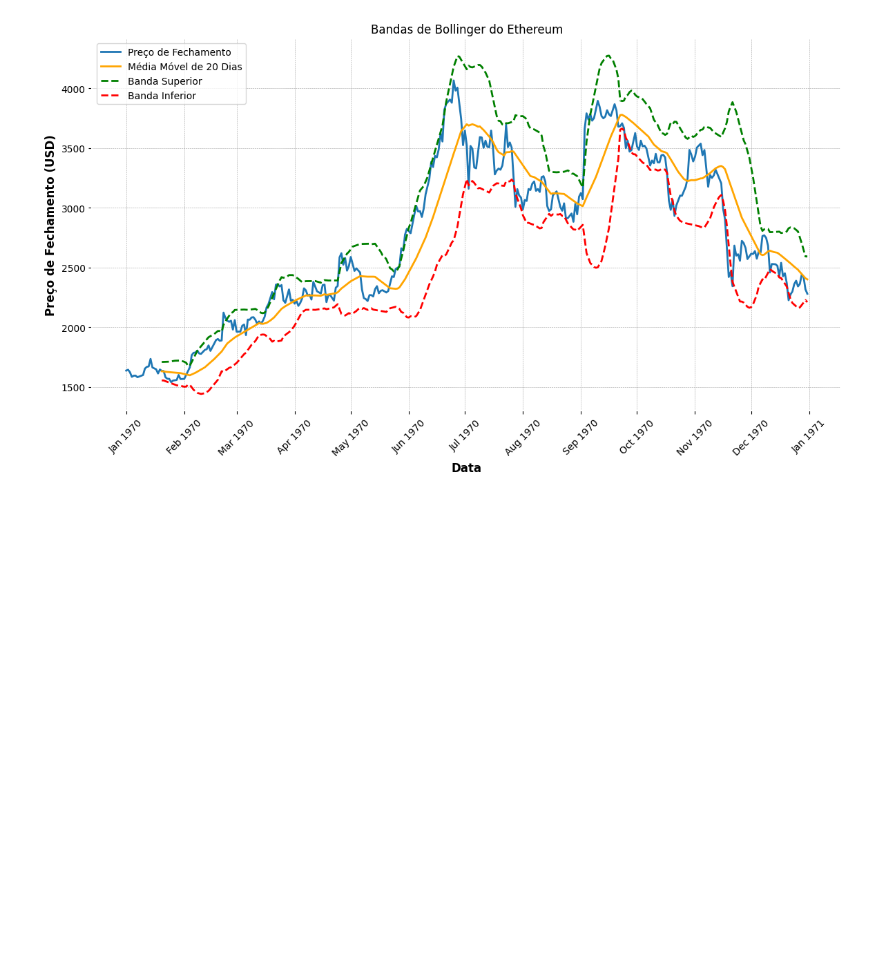
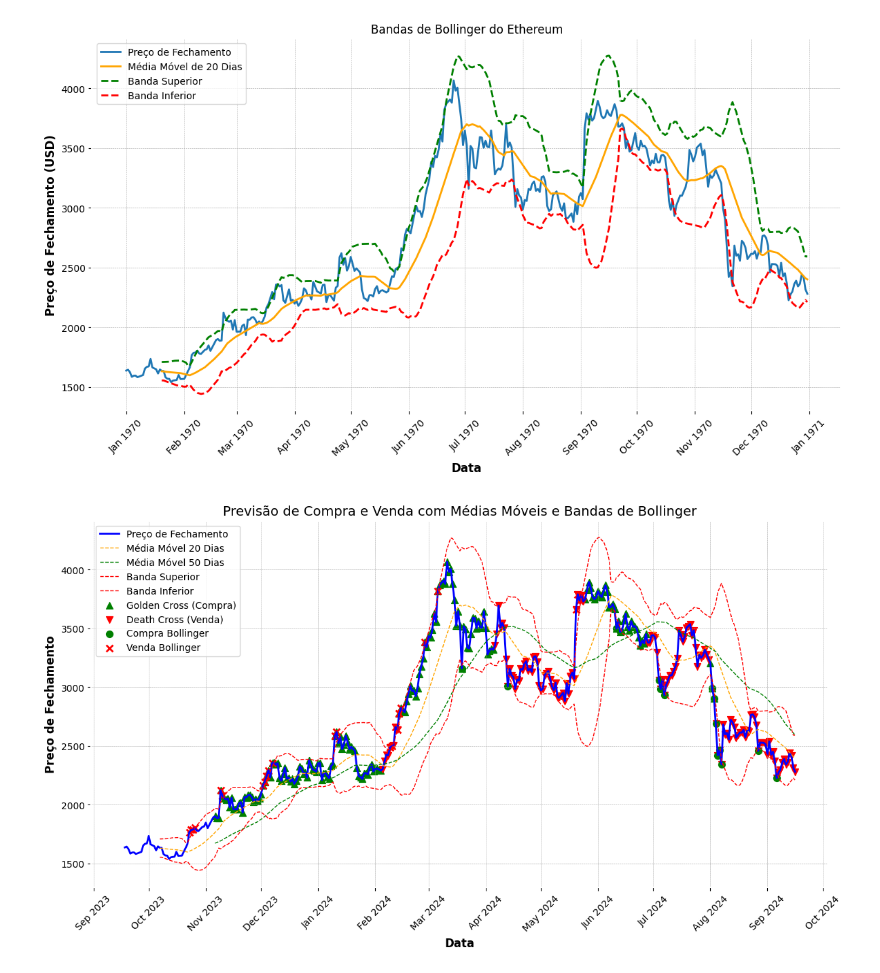
Before and after one commit to cecigonca/ponderada-cripto, a Jupyter notebook: src/dados_processados/ethereum.ipynb, the cells around one changed output. Saved outputs shown, nothing was run; the diff lists cells and outputs as text; code cells hidden in the pictures; blank space fills up the shorter version.

```diff
--- a/src/dados_processados/ethereum.ipynb
+++ b/src/dados_processados/ethereum.ipynb
@@ -115,16 +115,16 @@ plt.show()
 # %% [output]
 [figure]
 # %%
-df_ethereum['Golden_Cross'] = df_ethereum['SMA_20'] > df_ethereum['SMA_50']
-df_ethereum['Death_Cross'] = df_ethereum['SMA_20'] < df_ethereum['SMA_50']
+df_ethereum['golden_cross'] = df_ethereum['SMA_20'] > df_ethereum['SMA_50']
+df_ethereum['death_cross'] = df_ethereum['SMA_20'] < df_ethereum['SMA_50']
 
 plt.figure(figsize=(14,7))
 plt.plot(df_ethereum['timestamp'], df_ethereum['close'], label='Preço de Fechamento', color='orange')
 plt.plot(df_ethereum['timestamp'], df_ethereum['SMA_20'], label='Média Móvel 20 dias', color='blue')
 plt.plot(df_ethereum['timestamp'], df_ethereum['SMA_50'], label='Média Móvel 50 dias', color='purple')
 
-plt.fill_between(df_ethereum['timestamp'], df_ethereum['close'], where=df_ethereum['Golden_Cross'], color='green', alpha=0.1, label='Golden Cross')
-plt.fill_between(df_ethereum['timestamp'], df_ethereum['close'], where=df_ethereum['Death_Cross'], color='red', alpha=0.1, label='Death Cross')
+plt.fill_between(df_ethereum['timestamp'], df_ethereum['close'], where=df_ethereum['golden_cross'], color='green', alpha=0.1, label='Golden Cross')
+plt.fill_between(df_ethereum['timestamp'], df_ethereum['close'], where=df_ethereum['death_cross'], color='red', alpha=0.1, label='Death Cross')
 
 plt.title('Golden Cross e Death Cross no Preço de Fechamento')
 plt.xlabel('Data')
@@ -140,10 +140,8 @@ plt.show()
 # %% [output]
 [figure]
 # %%
-df_ethereum['Retorno_Diario'] = df_ethereum['close'].pct_change()
-
 plt.figure(figsize=(10, 6))
-sns.histplot(df_ethereum['Retorno_Diario'].dropna(), bins=50, kde=True)
+sns.histplot(df_ethereum['daily_return'].dropna(), bins=50, kde=True)
 
 plt.title('Retornos Diários Ethereum')
 plt.xlabel('Retorno Diário')
@@ -172,14 +170,14 @@ plt.show()
 # %% [output]
 [figure]
 # %%
-df_ethereum['Upper_Band'] = df_ethereum['SMA_20'] + (df_ethereum['close'].rolling(window=20).std() * 2)
-df_ethereum['Lower_Band'] = df_ethereum['SMA_20'] - (df_ethereum['close'].rolling(window=20).std() * 2)
+df_ethereum['upper_band'] = df_ethereum['SMA_20'] + (df_ethereum['close'].rolling(window=20).std() * 2)
+df_ethereum['lower_band'] = df_ethereum['SMA_20'] - (df_ethereum['close'].rolling(window=20).std() * 2)
 
 plt.figure(figsize=(14, 7))
 plt.plot(df_ethereum.index, df_ethereum['close'], label='Preço de Fechamento')
 plt.plot(df_ethereum.index, df_ethereum['SMA_20'], label='Média Móvel de 20 Dias', color='orange')
-plt.plot(df_ethereum.index, df_ethereum['Upper_Band'], label='Banda Superior', color='green', linestyle='--')
-plt.plot(df_ethereum.index, df_ethereum['Lower_Band'], label='Banda Inferior', color='red', linestyle='--')
+plt.plot(df_ethereum.index, df_ethereum['upper_band'], label='Banda Superior', color='green', linestyle='--')
+plt.plot(df_ethereum.index, df_ethereum['lower_band'], label='Banda Inferior', color='red', linestyle='--')
 
 plt.xlabel('Data')
 plt.ylabel('Preço de Fechamento (USD)')
@@ -194,6 +192,84 @@ plt.grid(True)
 plt.show()
 # %% [output]
 [figure]
+# %%
+df_ethereum['timestamp'] = pd.to_datetime(df_ethereum['timestamp'])
+
+df_ethereum_recent = df_ethereum[df_ethereum['timestamp'] > '2023-01-01']
+
+def calcular_medias_moveis(df):
+    df['SMA_20'] = df['close'].rolling(window=20).mean()
+    df['SMA_50'] = df['close'].rolling(window=50).mean()
+    return df
+
+# Função para calcular Bandas de Bollinger
+def calcular_bandas_bollinger(df):
+    df['upper_band'] = df['SMA_20'] + 2 * df['close'].rolling(window=20).std()
+    df['lower_band'] = df['SMA_20'] - 2 * df['close'].rolling(window=20).std()
+    return df
+
+# Função para gerar sinais de Golden Cross e Death Cross
+def gerar_sinais(df):
+    df['golden_cross'] = np.where(df['SMA_20'] > df['SMA_50'], 1, 0)
+    df['death_cross'] = np.where(df['SMA_20'] < df['SMA_50'], 1, 0)
+    return df
+
+# Função para gerar sinais de compra e venda com Bandas de Bollinger
+def sinais_bollinger(df):
+    df['Compra_Bollinger'] = np.where(df['close'] < df['lower_band'], 1, 0)
+    df['Venda_Bollinger'] = np.where(df['close'] > df['upper_band'], 1, 0)
+    return df
+
+# Função para ajustar a visualização
+def previsao_com_medias_moveis_bollinger(df):
+    # Calcular Médias Móveis e Bandas de Bollinger
+    df = calcular_medias_moveis(df)
+    df = calcular_bandas_bollinger(df)
+
+    # Gerar Sinais
+    df = gerar_sinais(df)
+    df = sinais_bollinger(df)
+
+    # Configurar o gráfico
+    plt.figure(figsize=(14, 7))
+
+    # Preço de Fechamento
+    plt.plot(df['timestamp'], df['close'], label='Preço de Fechamento', color='blue', linewidth=2)
+
+    # Médias Móveis
+    plt.plot(df['timestamp'], df['SMA_20'], label='Média Móvel 20 Dias', color='orange', linestyle='--', linewidth=1)
+    plt.plot(df['timestamp'], df['SMA_50'], label='Média Móvel 50 Dias', color='green', linestyle='--', linewidth=1)
+
+    # Bandas de Bollinger
+    plt.plot(df['timestamp'], df['upper_band'], label='Banda Superior', color='red', linestyle='--', linewidth=1)
+    plt.plot(df['timestamp'], df['lower_band'], label='Banda Inferior', color='red', linestyle='--', linewidth=1)
+
+    # Adicionar Sinais de Compra e Venda (Cruzamento de Médias Móveis)
+    plt.scatter(df[df['golden_cross'] == 1]['timestamp'], df[df['golden_cross'] == 1]['close'], marker='^', color='green', label='Golden Cross (Compra)', s=50)
+    plt.scatter(df[df['death_cross'] == 1]['timestamp'], df[df['death_cross'] == 1]['close'], marker='v', color='red', label='Death Cross (Venda)', s=50)
+
+    # Adicionar Sinais de Bandas de Bollinger
+    plt.scatter(df[df['Compra_Bollinger'] == 1]['timestamp'], df[df['Compra_Bollinger'] == 1]['close'], marker='o', color='green', label='Compra Bollinger', s=50)
+    plt.scatter(df[df['Venda_Bollinger'] == 1]['timestamp'], df[df['Venda_Bollinger'] == 1]['close'], marker='x', color='red', label='Venda Bollinger', s=50)
+
+    # Melhorar a legibilidade do eixo de datas
+    plt.gca().xaxis.set_major_locator(mdates.MonthLocator())  # Mostrar a cada mês
+    plt.gca().xaxis.set_major_formatter(mdates.DateFormatter('%b %Y'))  # Formatar como Mês/Ano
+    plt.xticks(rotation=45)
+
+    # Título e rótulos dos eixos
+    plt.title('Previsão de Compra e Venda com Médias Móveis e Bandas de Bollinger', fontsize=14)
+    plt.xlabel('Data')
+    plt.ylabel('Preço de Fechamento')
+
+    plt.legend()
+    plt.grid(True)
+    plt.show()
+
+# Aplicar a função de visualização ao período recente
+previsao_com_medias_moveis_bollinger(df_ethereum_recent)
+# %% [output]
+[figure, added]
 # %%
 df_ethereum
 # %% [output]
```
Also changed, not shown: parts of 4 cells of this notebook, 3 other files.
